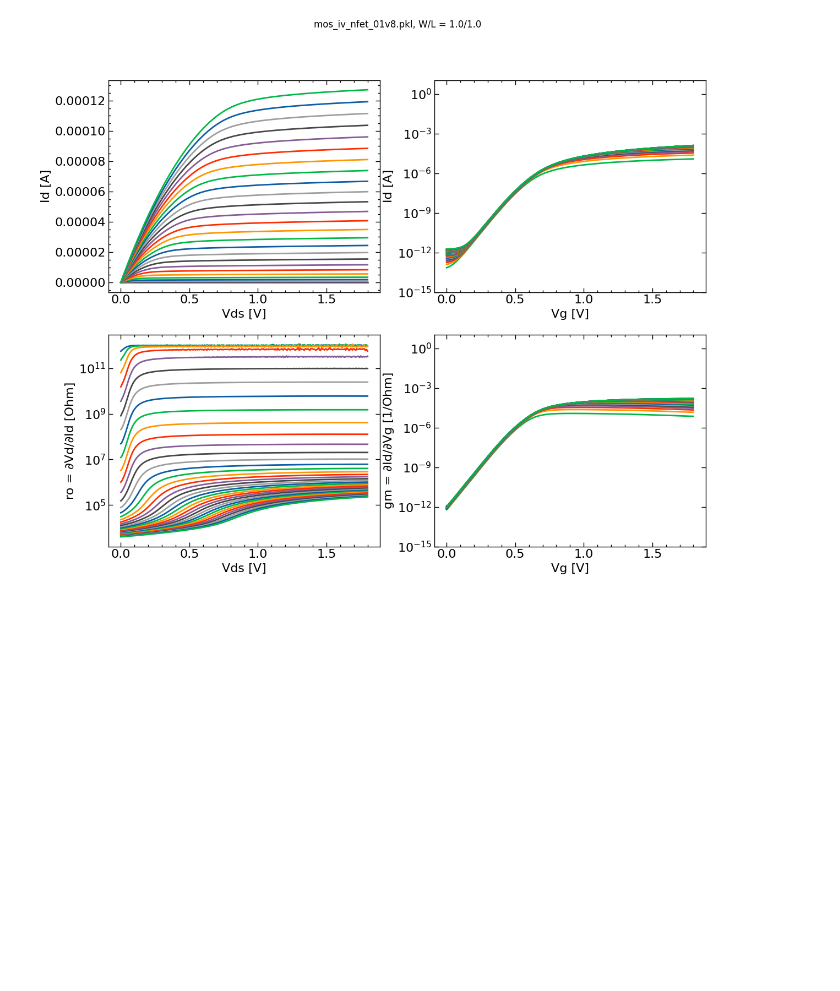
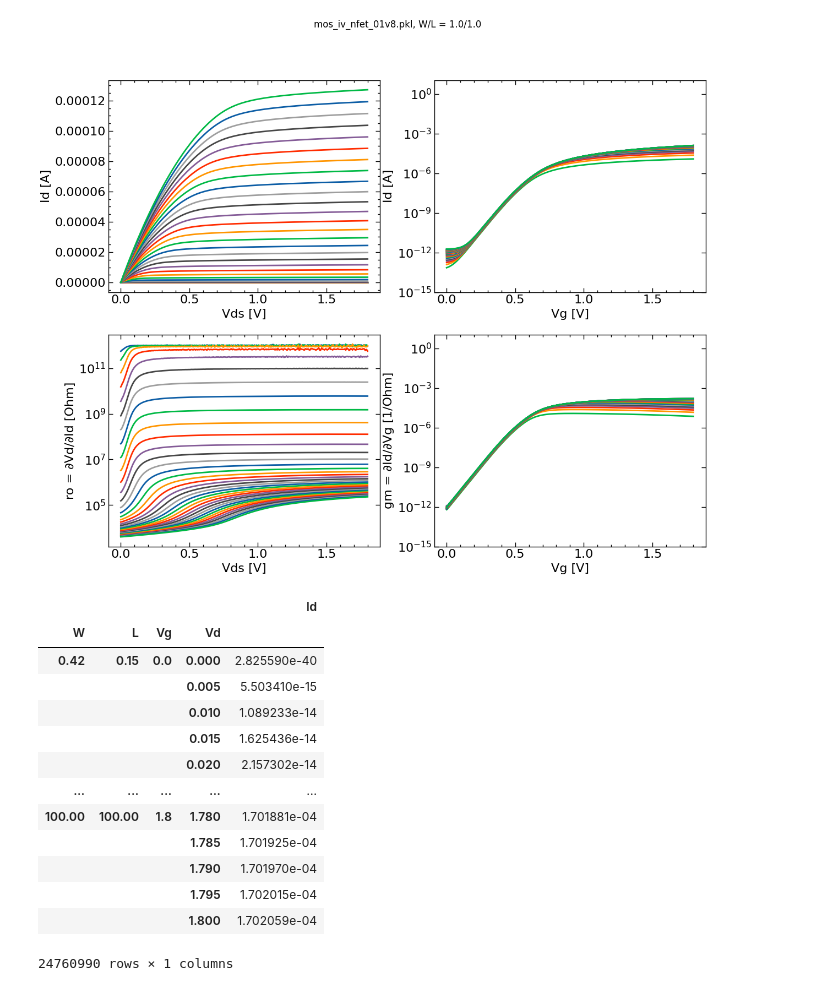
Before and after one commit to ymei/OpenICEDA, a Jupyter notebook: util/devicemodel/mos_iv_plot.ipynb, the cells around one changed output. Cells and saved outputs as stored; diff of their text form; code cells hidden in the pictures; blank space fills up the shorter version.

```diff
--- a/util/devicemodel/mos_iv_plot.ipynb
+++ b/util/devicemodel/mos_iv_plot.ipynb
@@ -110,3 +110,20 @@ SelectionSlider(description='W', index=11, options=(0.42, 0.52, 0.54, 0.55, 0.58
 SelectionSlider(description='L', index=4, options=(0.15, 0.18, 0.25, 0.5, 1.0, 2.0, 4.0, 8.0, 20.0, 100.0), va…
 [interactive output not drawn]
 [figure]
+# %%
+dfm
+# %% [output]
+|  |  |  |  | Id |
+| W | L | Vg | Vd |  |
+| 0.42 | 0.15 | 0.0 | 0.000 | 2.825590e-40 |
+|  |  |  | 0.005 | 5.503410e-15 |
+|  |  |  | 0.010 | 1.089233e-14 |
+|  |  |  | 0.015 | 1.625436e-14 |
+|  |  |  | 0.020 | 2.157302e-14 |
+| ... | ... | ... | ... | ... |
+| 100.00 | 100.00 | 1.8 | 1.780 | 1.701881e-04 |
+|  |  |  | 1.785 | 1.701925e-04 |
+|  |  |  | 1.790 | 1.701970e-04 |
+|  |  |  | 1.795 | 1.702015e-04 |
+|  |  |  | 1.800 | 1.702059e-04 |
+24760990 rows × 1 columns
```
Also changed, not shown: parts of 1 cell of this notebook, 3 other files.
